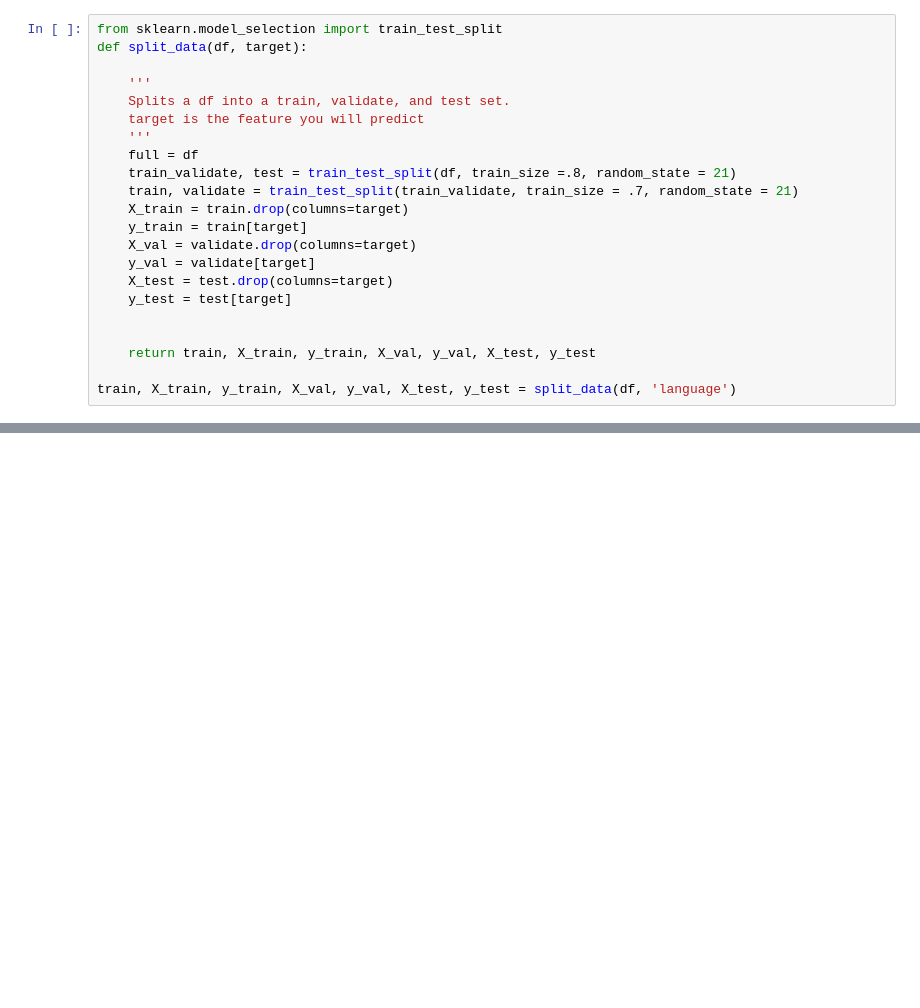
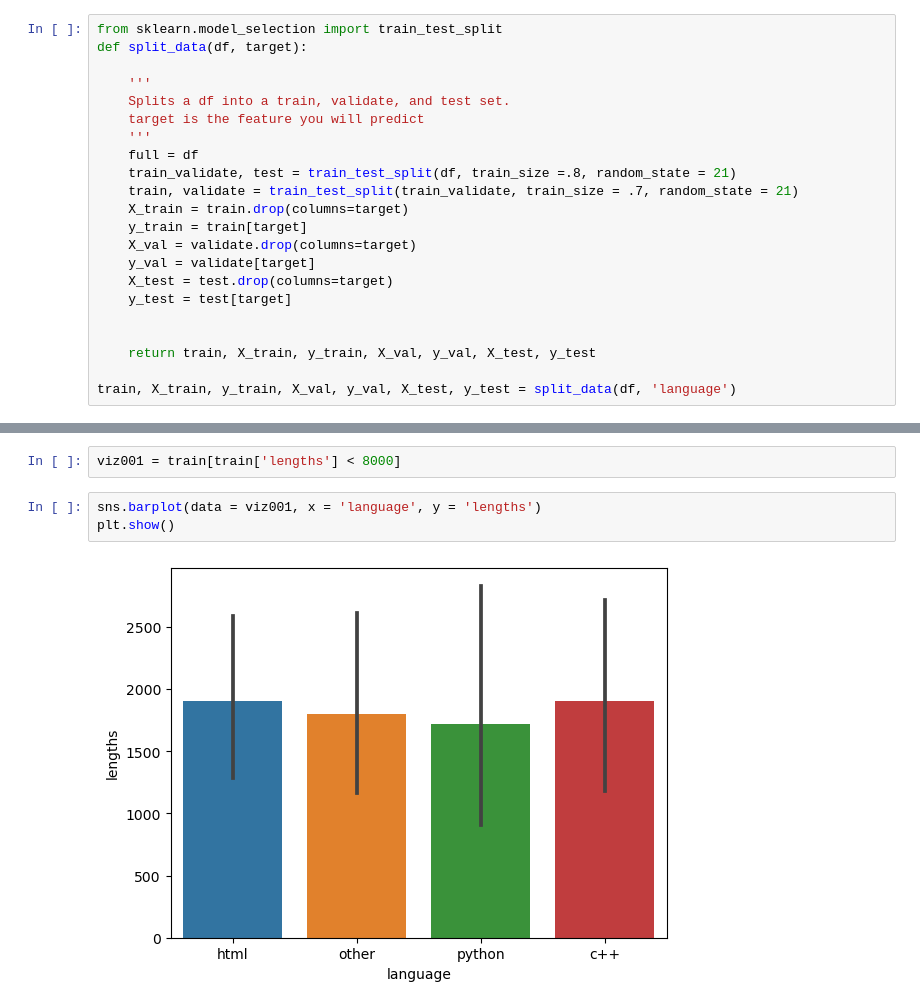
Before and after one commit to nlp-project-noether/nlp-project, a Jupyter notebook: bt_scratch.ipynb, the cells around one changed output, grey strips where cells are left out. Saved outputs shown, nothing was run; the diff lists cells and outputs as text; blank space fills up the shorter version.

```diff
--- a/bt_scratch.ipynb
+++ b/bt_scratch.ipynb
@@ -231,0 +349,7 @@ train, X_train, y_train, X_val, y_val, X_test, y_test = split_data(df, 'language
+# %%
+viz001 = train[train['lengths'] < 8000]
+# %%
+sns.barplot(data = viz001, x = 'language', y = 'lengths')
+plt.show()
+# %% [output]
+[figure, added]
```
Also changed, not shown: parts of 22 cells of this notebook.
